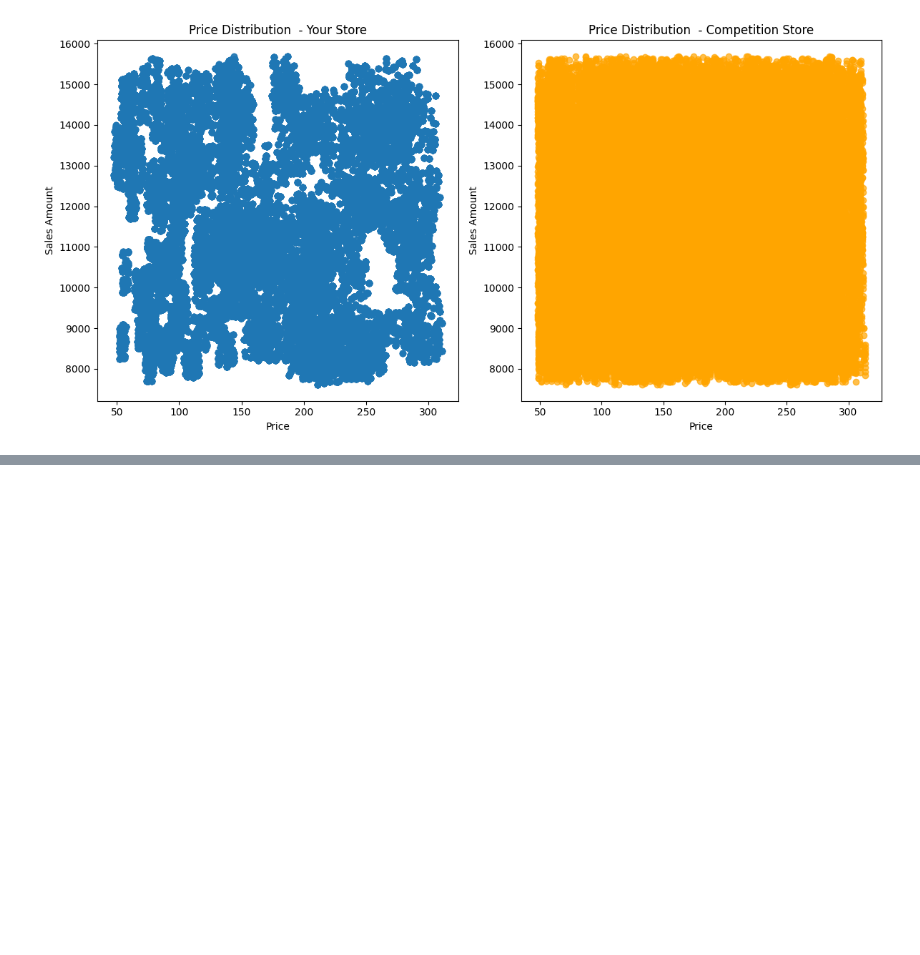
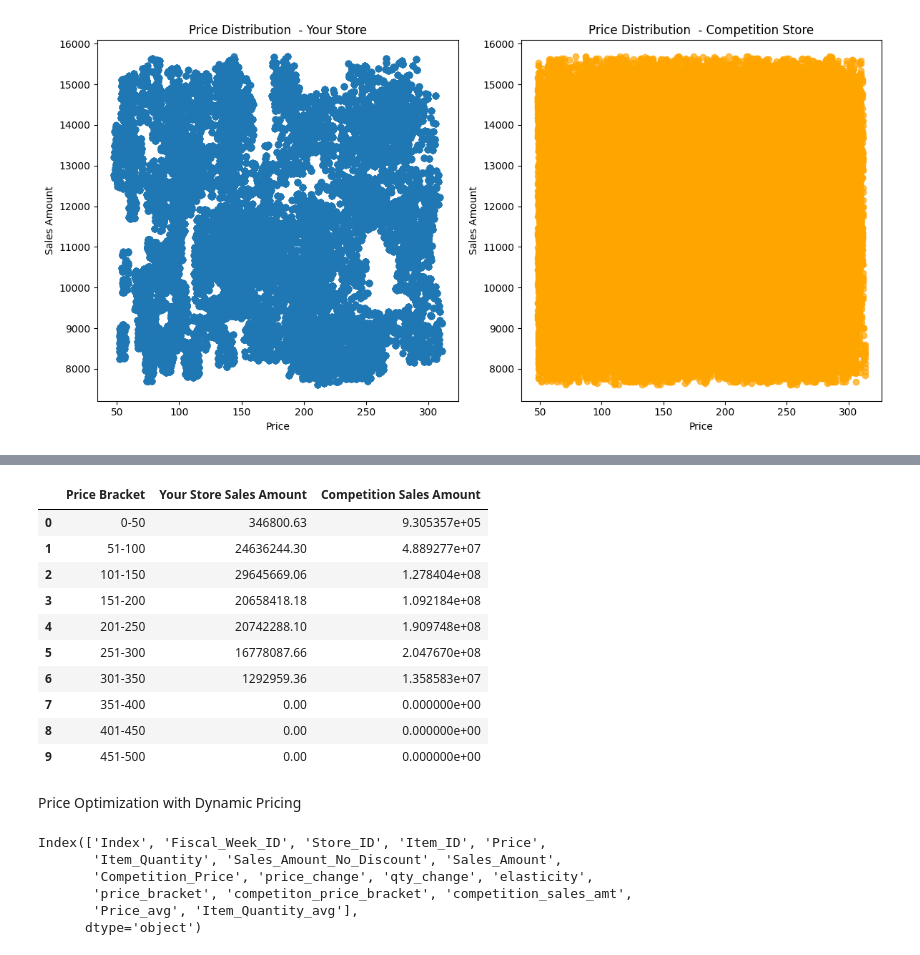
Before and after one commit to ayuri1512/Data-Science-Projects, a Jupyter notebook: price_optimization_case_study.ipynb, the cells around one changed output, grey strips where cells are left out. Cells and saved outputs as stored; diff of their text form; code cells hidden in the pictures; blank space fills up the shorter version.

```diff
--- a/price_optimization_case_study.ipynb
+++ b/price_optimization_case_study.ipynb
@@ -121,0 +158,54 @@ TypeError: unsupported operand type(s) for +: 'DatetimeArray' and 'str'
+# %%
+#define price bracket
+bins = [0, 50, 100, 150, 200, 250, 300, 350, 400, 450, 500]
+labels = ['0-50', '51-100', '101-150', '151-200', '201-250', '251-300', '301-350', '351-400', '401-450', '451-500']
+
+#create price bracket for your store and competition store
+df['price_bracket'] = pd.cut(df['Price'], bins=bins, labels=labels, right=False)
+df['competiton_price_bracket'] = pd.cut(df['Competition_Price'], bins=bins, labels=labels, right=False)
+
+#calculate sales amount by price bracket for your store
+sales_by_bracket_your_store = df.groupby('price_bracket')['Sales_Amount'].sum().reset_index()
+sales_by_bracket_your_store.columns = ['Price Bracket', 'Your Store Sales Amount']
+
+#calculate sales amount by price bracket for competition store
+df['competition_sales_amt'] = df['Competition_Price'] * df['Item_Quantity']
+sales_by_bracket_competition = df.groupby('competiton_price_bracket')['competition_sales_amt'].sum().reset_index()
+sales_by_bracket_competition.columns = ['Price Bracket', 'Competition Sales Amount']
+
+sales_by_bracket = pd.merge(sales_by_bracket_your_store, sales_by_bracket_competition, on='Price Bracket')
+sales_by_bracket
+# %% [output]
+|  | Price Bracket | Your Store Sales Amount | Competition Sales Amount |
+| 0 | 0-50 | 346800.63 | 9.305357e+05 |
+| 1 | 51-100 | 24636244.30 | 4.889277e+07 |
+| 2 | 101-150 | 29645669.06 | 1.278404e+08 |
+| 3 | 151-200 | 20658418.18 | 1.092184e+08 |
+| 4 | 201-250 | 20742288.10 | 1.909748e+08 |
+| 5 | 251-300 | 16778087.66 | 2.047670e+08 |
+| 6 | 301-350 | 1292959.36 | 1.358583e+07 |
+| 7 | 351-400 | 0.00 | 0.000000e+00 |
+| 8 | 401-450 | 0.00 | 0.000000e+00 |
+| 9 | 451-500 | 0.00 | 0.000000e+00 |
+# %% [markdown]
+Price Optimization with Dynamic Pricing
+# %%
+#segment customer based on purchasing behaviour
+
+#calculate avg price and total qty sold for each segment
+item_summary = df.groupby('Item_ID').agg({
+    'Price' : 'mean',
+    'Item_Quantity' : 'sum'
+}).reset_index()
+
+#merge the item summary back to mail dataset
+df = pd.merge(df, item_summary, on='Item_ID', suffixes=('', '_avg'))
+
+print(df.columns)
+# %% [output]
+Index(['Index', 'Fiscal_Week_ID', 'Store_ID', 'Item_ID', 'Price',
+       'Item_Quantity', 'Sales_Amount_No_Discount', 'Sales_Amount',
+       'Competition_Price', 'price_change', 'qty_change', 'elasticity',
+       'price_bracket', 'competiton_price_bracket', 'competition_sales_amt',
+       'Price_avg', 'Item_Quantity_avg'],
+      dtype='object')
```
Also changed, not shown: parts of 9 cells of this notebook.
